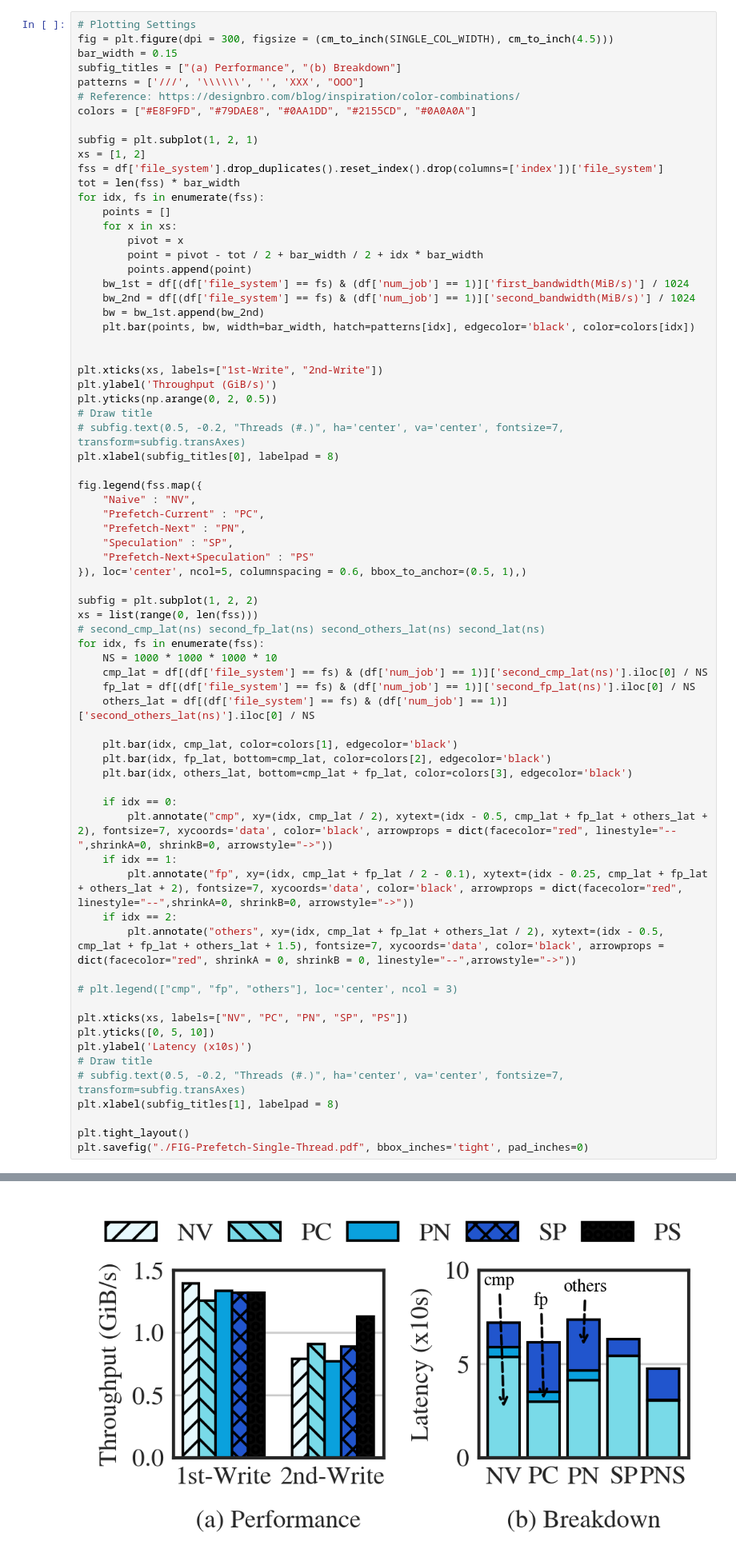
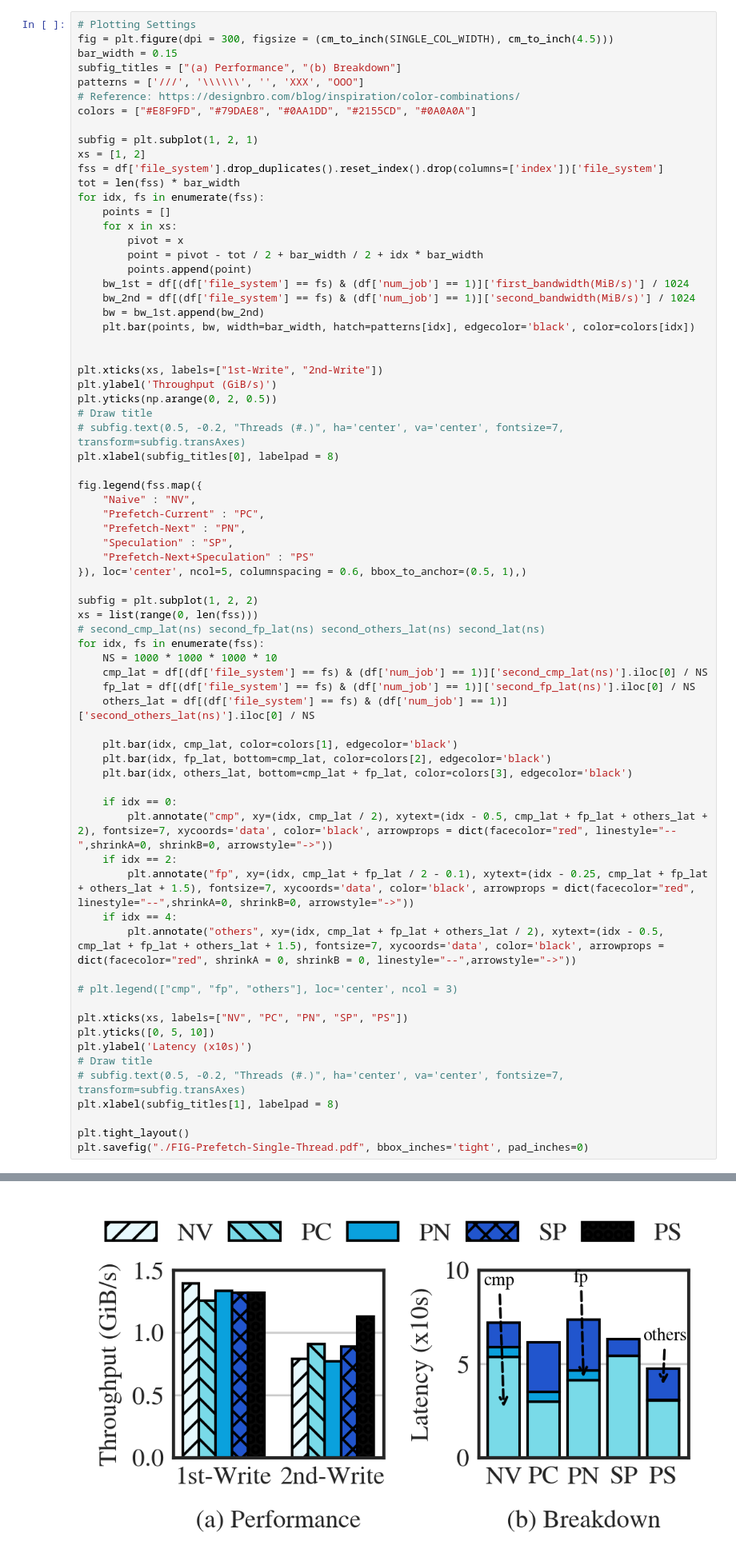
Before and after one commit to Light-Dedup/tests, a Jupyter notebook: FIG_Prefetch/plot.ipynb, the cells around one changed output, grey strips where cells are left out. Shown at 80% size. Saved outputs shown, nothing was run; the diff lists cells and outputs as text.

Commit message:
update figure prefetch-single-thread

```diff
--- a/FIG_Prefetch/plot.ipynb
+++ b/FIG_Prefetch/plot.ipynb
@@ -127,36 +127,36 @@ subfig = plt.subplot(1, 2, 2)
 xs = list(range(0, len(fss)))
 # second_cmp_lat(ns) second_fp_lat(ns) second_others_lat(ns) second_lat(ns)
 for idx, fs in enumerate(fss):
     NS = 1000 * 1000 * 1000 * 10
     cmp_lat = df[(df['file_system'] == fs) & (df['num_job'] == 1)]['second_cmp_lat(ns)'].iloc[0] / NS
     fp_lat = df[(df['file_system'] == fs) & (df['num_job'] == 1)]['second_fp_lat(ns)'].iloc[0] / NS
     others_lat = df[(df['file_system'] == fs) & (df['num_job'] == 1)]['second_others_lat(ns)'].iloc[0] / NS
 
     plt.bar(idx, cmp_lat, color=colors[1], edgecolor='black')
     plt.bar(idx, fp_lat, bottom=cmp_lat, color=colors[2], edgecolor='black')
     plt.bar(idx, others_lat, bottom=cmp_lat + fp_lat, color=colors[3], edgecolor='black')
 
     if idx == 0:
         plt.annotate("cmp", xy=(idx, cmp_lat / 2), xytext=(idx - 0.5, cmp_lat + fp_lat + others_lat + 2), fontsize=7, xycoords='data', color='black', arrowprops = dict(facecolor="red", linestyle="--",shrinkA=0, shrinkB=0, arrowstyle="->"))
-    if idx == 1:
-        plt.annotate("fp", xy=(idx, cmp_lat + fp_lat / 2 - 0.1), xytext=(idx - 0.25, cmp_lat + fp_lat + others_lat + 2), fontsize=7, xycoords='data', color='black', arrowprops = dict(facecolor="red", linestyle="--",shrinkA=0, shrinkB=0, arrowstyle="->"))
     if idx == 2:
+        plt.annotate("fp", xy=(idx, cmp_lat + fp_lat / 2 - 0.1), xytext=(idx - 0.25, cmp_lat + fp_lat + others_lat + 1.5), fontsize=7, xycoords='data', color='black', arrowprops = dict(facecolor="red", linestyle="--",shrinkA=0, shrinkB=0, arrowstyle="->"))
+    if idx == 4:
         plt.annotate("others", xy=(idx, cmp_lat + fp_lat + others_lat / 2), xytext=(idx - 0.5, cmp_lat + fp_lat + others_lat + 1.5), fontsize=7, xycoords='data', color='black', arrowprops = dict(facecolor="red", shrinkA = 0, shrinkB = 0, linestyle="--",arrowstyle="->"))
 
 # plt.legend(["cmp", "fp", "others"], loc='center', ncol = 3)
 
 plt.xticks(xs, labels=["NV", "PC", "PN", "SP", "PS"])
 plt.yticks([0, 5, 10])
 plt.ylabel('Latency (x10s)')
 # Draw title
 # subfig.text(0.5, -0.2, "Threads (#.)", ha='center', va='center', fontsize=7, transform=subfig.transAxes)
 plt.xlabel(subfig_titles[1], labelpad = 8)
 
 plt.tight_layout()
 plt.savefig("./FIG-Prefetch-Single-Thread.pdf", bbox_inches='tight', pad_inches=0)
 # %% [output]
 'NimbusRoman-Regular.otf' can not be subsetted into a Type 3 font. The entire font will be embedded in the output.
-[figure, old version]
+[figure, new version]
 # %%
 # Plotting Settings
 fig = plt.figure(dpi = 300, figsize = (cm_to_inch(SINGLE_COL_WIDTH), cm_to_inch(4.5)))
```
Also changed, not shown: 1 other file.
